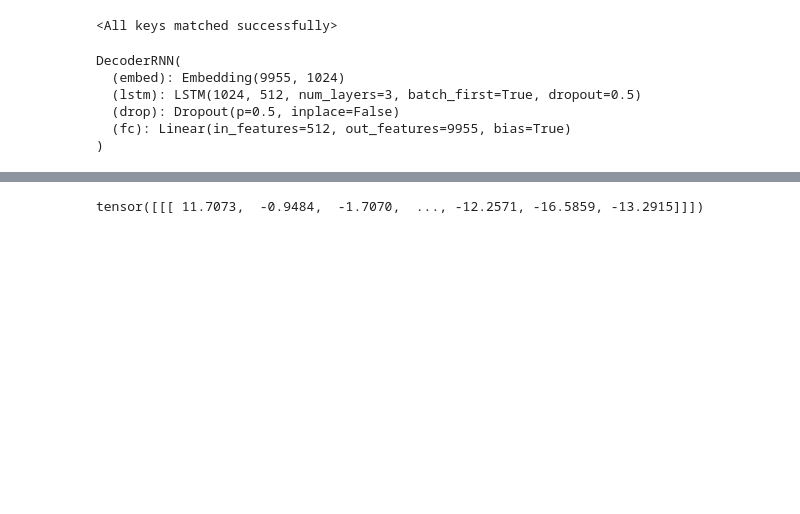
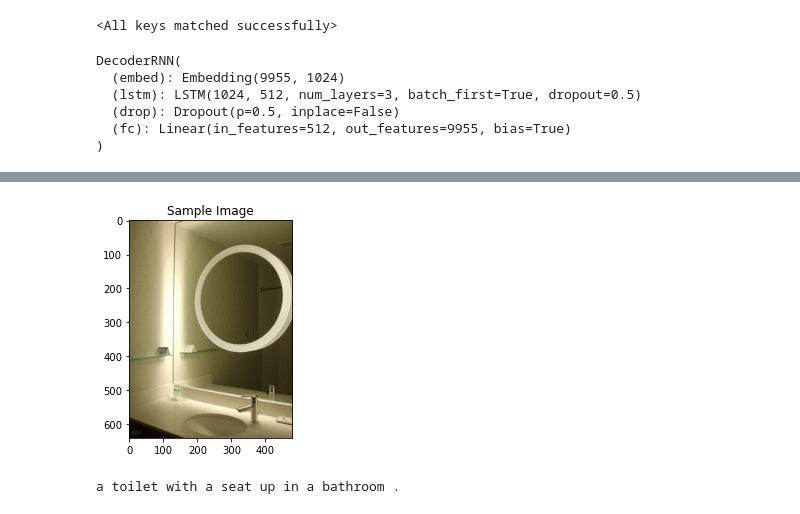
Before and after one commit to darkmatter18/Caption-AI, a Jupyter notebook: ImageCaptioning/4_TorchScript.ipynb, the cells around one changed output, grey strips where cells are left out. Cells and saved outputs as stored; diff of their text form; code cells hidden in the pictures; blank space fills up the shorter version.

```diff
--- a/ImageCaptioning/4_TorchScript.ipynb
+++ b/ImageCaptioning/4_TorchScript.ipynb
@@ -56,4 +84,41 @@ with torch.no_grad():
-# %%
-out[0]
-# %% [output]
-tensor([[[ 11.7073,  -0.9484,  -1.7070,  ..., -12.2571, -16.5859, -13.2915]]])
+# %%
+def init_hidden(batch_size):
+    return (torch.zeros(3, batch_size, hidden_size, device = device),
+            torch.zeros(3, batch_size, hidden_size, device = device))
+# %%
+def clean_sentence(output):
+    parts = [data_loader.dataset.vocab.idx2word[i] for i in output][1:-1]
+    sentence = " ".join(parts)
+    return sentence
+# %%
+def sample(features, max_len=20):
+
+    word_list = list()
+    word_len = 0
+    hidden = init_hidden(features.shape[0])
+
+    with torch.no_grad():
+        while word_len < max_len:
+            out, features, hidden = decoder_jit(features, hidden)
+            word_list.append(out.item())
+            word_len += 1
+            if out.item() == 1:
+                break
+
+    return word_list
+# %%
+def get_prediction():
+    orig_image, image = next(iter(data_loader))
+    plt.imshow(np.squeeze(orig_image))
+    plt.title('Sample Image')
+    plt.show()
+    image = image.to(device)
+    features = encoder_jit(image).unsqueeze(1)
+    output = sample(features)
+    sentence = clean_sentence(output)
+    print(sentence)
+# %%
+get_prediction()
+# %% [output]
+[figure, added]
+a toilet with a seat up in a bathroom .
```
Also changed, not shown: parts of 13 cells of this notebook, 1 other file.
